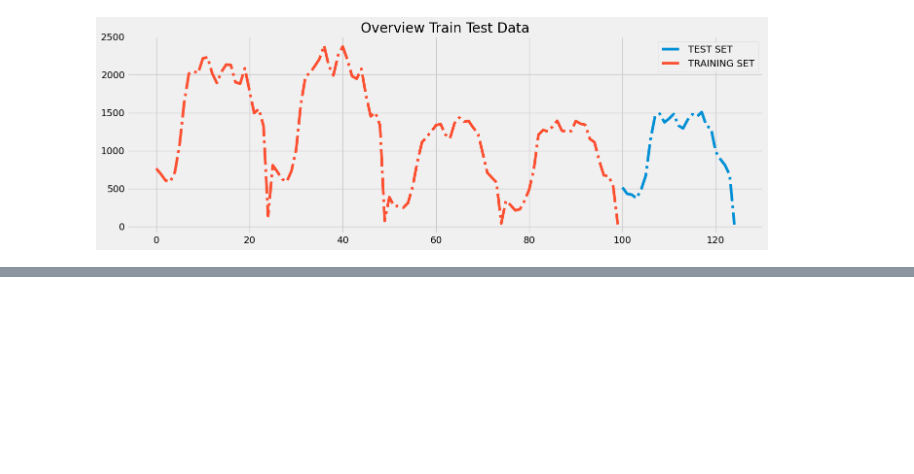
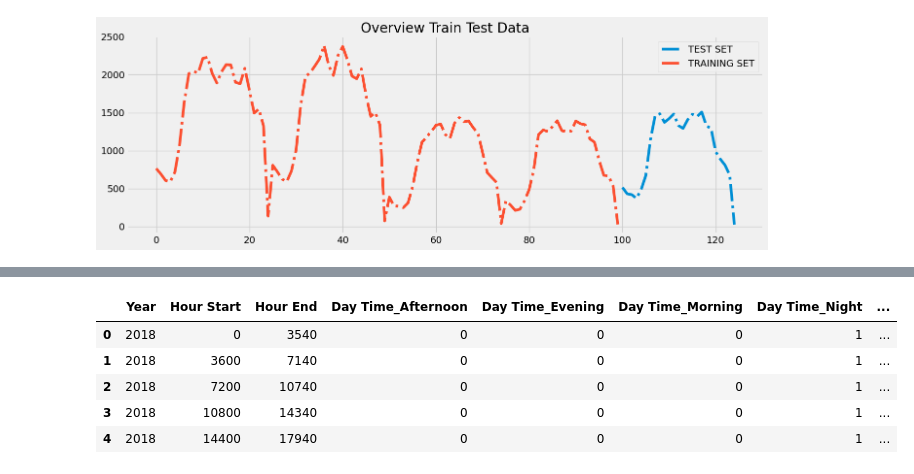
Before and after one commit to MaiJhay/Road-Accidents-In-Quezon-City, a Jupyter notebook: main.ipynb, the cells around one changed output, grey strips where cells are left out. Saved outputs shown, nothing was run; the diff lists cells and outputs as text; code cells hidden in the pictures; blank space fills up the shorter version.

```diff
--- a/main.ipynb
+++ b/main.ipynb
@@ -306,0 +368,9 @@ testX, testY = create_features(test_sale_copy, target_variable='Sale')
+# %%
+hour_trainX.head()
+# %% [output]
+|  | Year | Hour Start | Hour End | Day Time_Afternoon | Day Time_Evening | Day Time_Morning | Day Time_Night | ... |
+| 0 | 2018 | 0 | 3540 | 0 | 0 | 0 | 1 | ... |
+| 1 | 2018 | 3600 | 7140 | 0 | 0 | 0 | 1 | ... |
+| 2 | 2018 | 7200 | 10740 | 0 | 0 | 0 | 1 | ... |
+| 3 | 2018 | 10800 | 14340 | 0 | 0 | 0 | 1 | ... |
+| 4 | 2018 | 14400 | 17940 | 0 | 0 | 0 | 1 | ... |
```
Also changed, not shown: parts of 15 cells of this notebook.
